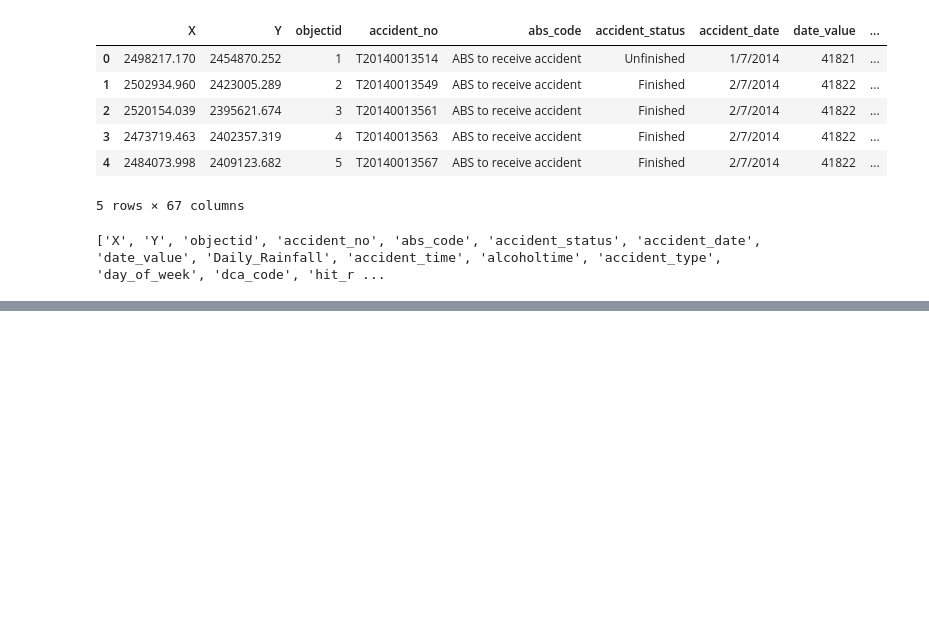
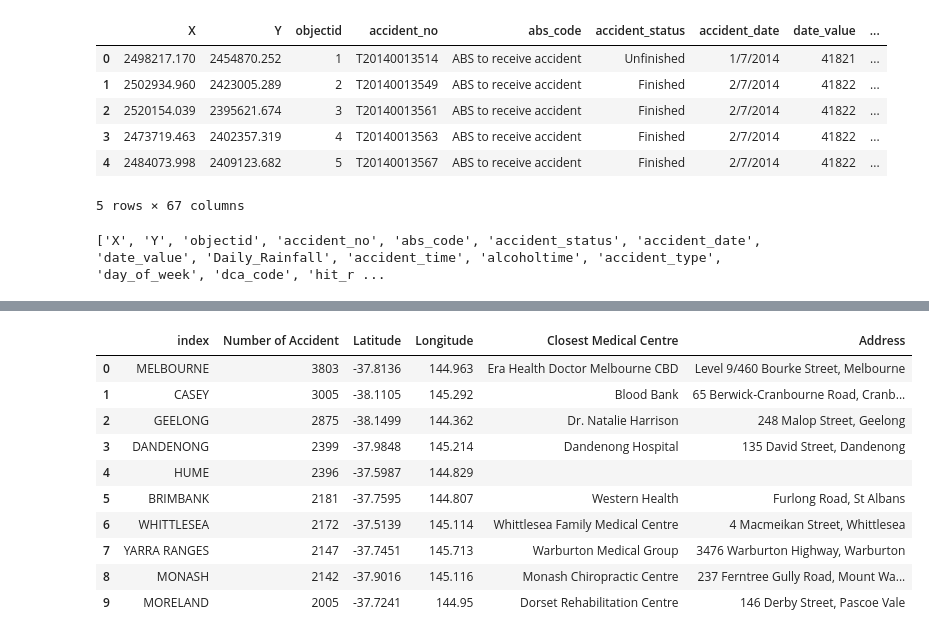
Before and after one commit to jingd16/Bootcamp_ProjectOne, a Jupyter notebook: crash.ipynb, the cells around one changed output, grey strips where cells are left out. Cells and saved outputs as stored; diff of their text form; code cells hidden in the pictures; blank space fills up the shorter version.

```diff
--- a/crash.ipynb
+++ b/crash.ipynb
@@ -64,0 +248,24 @@ crash_df.head()
+# %%
+# Loop throught the dataframe, and call the API to find the nearst medical center in the city
+for index, row in first_10_df.iterrows():
+    # base url
+    base_url = "https://maps.googleapis.com/maps/api/place/nearbysearch/json"
+
+    lat=row["Latitude"]
+    lng=row["Longitude"]
+    params["location"] = f"{lat},{lng}"
+    response = requests.get(base_url, params=params)
+    response_json=response.json()
+    results = response_json["results"]
+    #pprint(results)
+    #print(index)
+
+
+    try:
+        first_10_df.loc[index, "Closest Medical Centre"] = results[0]["name"]
+        first_10_df.loc[index, "Address"] = results[0]["vicinity"]
+        print("Finding nearst medical center in " + row["index"])
+    except:
+        print(row["index"] + " not found!")
+
+    print("============================")
@@ -64,0 +293,15 @@ crash_df.head()
+# %%
+#Display the dataframe with the medical centre name
+first_10_df.head(10)
+# %% [output]
+|  | index | Number of Accident | Latitude | Longitude | Closest Medical Centre | Address |
+| 0 | MELBOURNE | 3803 | -37.8136 | 144.963 | Era Health Doctor Melbourne CBD | Level 9/460 Bourke Street, Melbourne |
+| 1 | CASEY | 3005 | -38.1105 | 145.292 | Blood Bank | 65 Berwick-Cranbourne Road, Cranb... |
+| 2 | GEELONG | 2875 | -38.1499 | 144.362 | Dr. Natalie Harrison | 248 Malop Street, Geelong |
+| 3 | DANDENONG | 2399 | -37.9848 | 145.214 | Dandenong Hospital | 135 David Street, Dandenong |
+| 4 | HUME | 2396 | -37.5987 | 144.829 |  |  |
+| 5 | BRIMBANK | 2181 | -37.7595 | 144.807 | Western Health | Furlong Road, St Albans |
+| 6 | WHITTLESEA | 2172 | -37.5139 | 145.114 | Whittlesea Family Medical Centre | 4 Macmeikan Street, Whittlesea |
+| 7 | YARRA RANGES | 2147 | -37.7451 | 145.713 | Warburton Medical Group | 3476 Warburton Highway, Warburton |
+| 8 | MONASH | 2142 | -37.9016 | 145.116 | Monash Chiropractic Centre | 237 Ferntree Gully Road, Mount Wa... |
+| 9 | MORELAND | 2005 | -37.7241 | 144.95 | Dorset Rehabilitation Centre | 146 Derby Street, Pascoe Vale |
```
Also changed, not shown: parts of 27 cells of this notebook, 4 other files.
